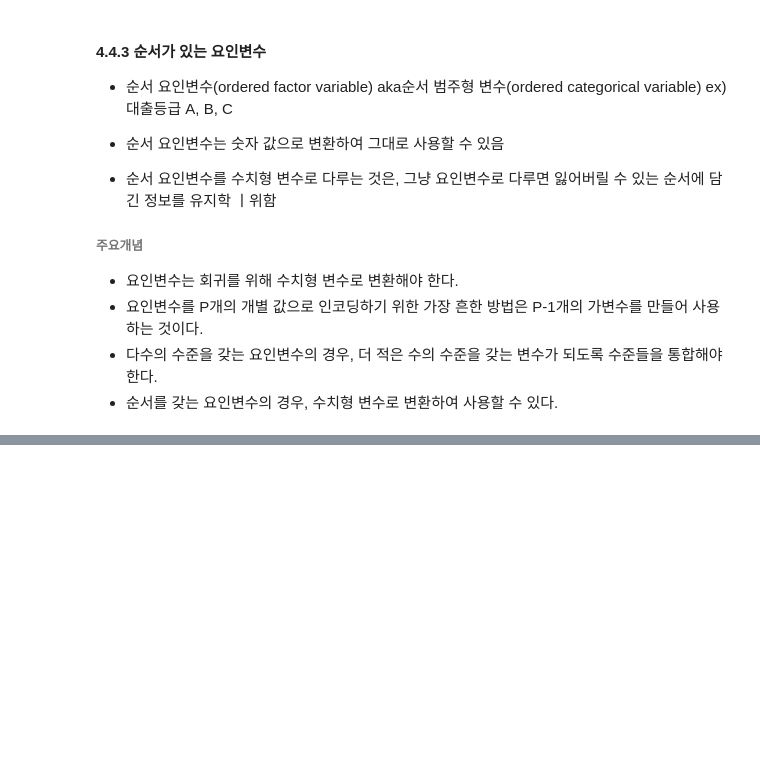
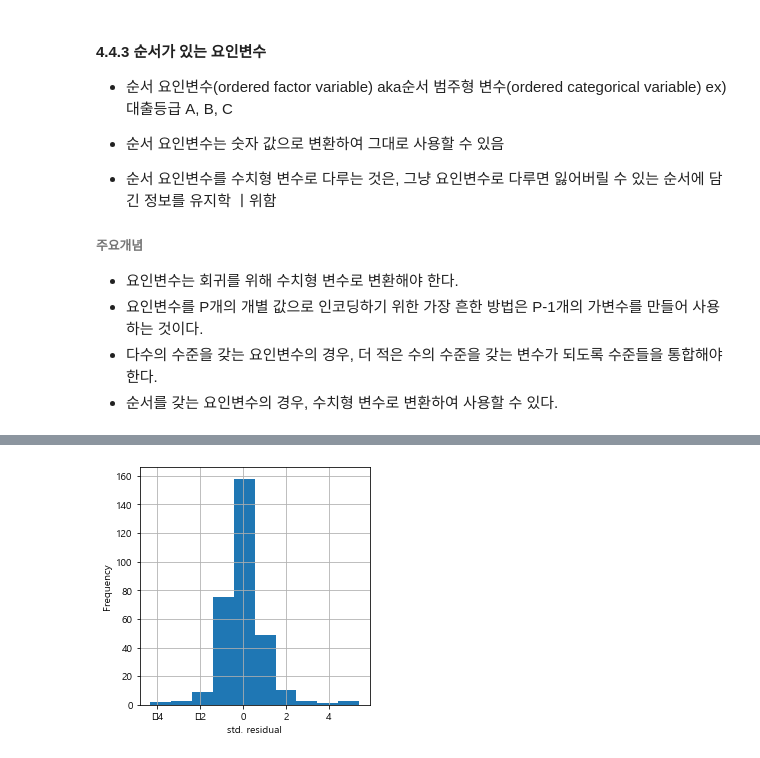
Before and after one commit to reeesource/Basic_statistic, a Jupyter notebook: JawonMin/ch4.ipynb, the cells around one changed output, grey strips where cells are left out. Cells and saved outputs as stored; diff of their text form; code cells hidden in the pictures; blank space fills up the shorter version.

```diff
--- a/JawonMin/ch4.ipynb
+++ b/JawonMin/ch4.ipynb
@@ -676,0 +949,12 @@ Name: ZipGroup, dtype: int64
+# %%
+# [그림 4-8] 주택 데이터의 회귀모형으로부터 얻은 잔차에 대한 히스토그램
+fig, ax = plt.subplots(figsize=(4, 4))
+pd.Series(influence.resid_studentized_internal).hist(ax=ax)
+ax.set_xlabel('std. residual')
+ax.set_ylabel('Frequency')
+
+
+plt.tight_layout()
+plt.show()
+# %% [output]
+[figure, added]
```
Also changed, not shown: parts of 47 cells of this notebook.
